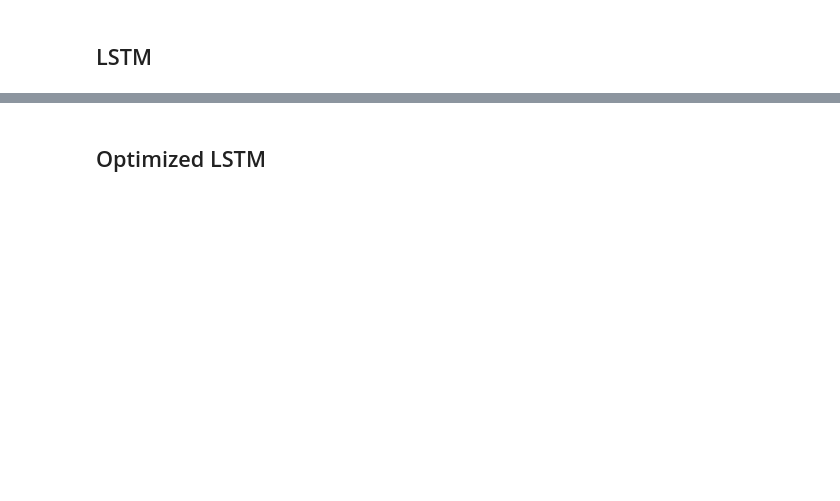
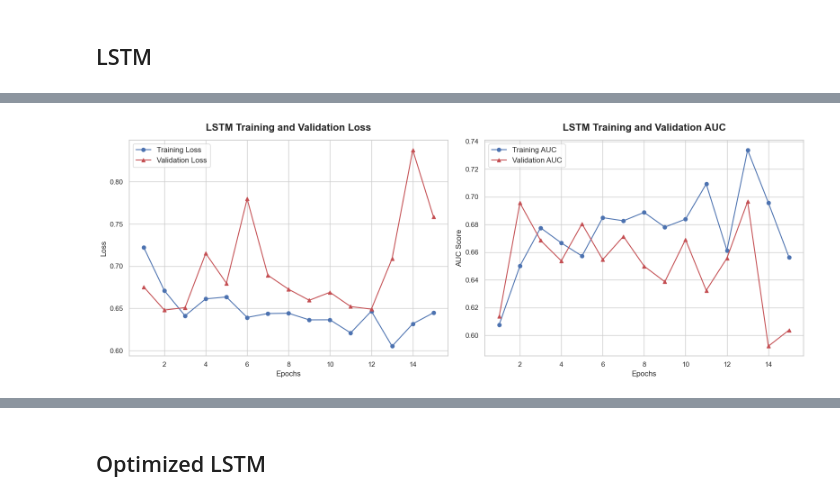
Before and after one commit to BalazsBognar/League-of-Legends-Esport-Analytics-2026, a Jupyter notebook: Win probability.ipynb, the cells around one changed output, grey strips where cells are left out. Saved outputs shown, nothing was run; the diff lists cells and outputs as text; code cells hidden in the pictures; blank space fills up the shorter version.

```diff
--- a/Win probability.ipynb
+++ b/Win probability.ipynb
@@ -633,13 +815,25 @@ lstm_model.compile(
 
 lstm_model.summary()
 
+
 # Training
-history = lstm_model.fit(
+if os.path.exists('Models/lstm_model.keras') and os.path.exists('Models/lstm_history.pkl'):
+    lstm_model = load_model('Models/lstm_model.keras')
+    with open('Models/lstm_history.pkl', 'rb') as f:
+        history_dict = pickle.load(f)
+
+    print("LSTM model and History loaded from file!")
+else:
+    history = lstm_model.fit(
     X_train_lstm, y_train_lstm,
     epochs=15,
     batch_size=32,
     validation_data=(X_test_lstm, y_test_lstm),
     verbose=1
 )
+history_dict = history.history
+with open('Models/lstm_history.pkl', 'wb') as f:
+    pickle.dump(history_dict, f)
+    print("LSTM training history saved to file!")
 
 print("\n[SUCCESS] LSTM model trained!")
@@ -646,36 +879,38 @@ print("\n[SUCCESS] LSTM model trained!")
 # %%
-# Extracting data from the history object
-acc = history.history['accuracy']
-val_acc = history.history['val_accuracy']
-loss = history.history['loss']
-val_loss = history.history['val_loss']
-auc = history.history['auc']
-val_auc = history.history['val_auc']
+# Extracting data from the history dictionary
+acc = history_dict['accuracy']
+val_acc = history_dict['val_accuracy']
+loss = history_dict['loss']
+val_loss = history_dict['val_loss']
+auc = history_dict['auc']
+val_auc = history_dict['val_auc']
 
 epochs = range(1, len(acc) + 1)
 
 # Set up the plot
 fig, axes = plt.subplots(1, 2, figsize=(16, 6))
 sns.set_theme(style="whitegrid")
 
 # Loss curve
 axes[0].plot(epochs, loss, 'bo-', label='Training Loss')
 axes[0].plot(epochs, val_loss, 'r^-', label='Validation Loss')
 axes[0].set_title('LSTM Training and Validation Loss', fontsize=16, fontweight='bold', pad=15)
 axes[0].set_xlabel('Epochs', fontsize=12)
 axes[0].set_ylabel('Loss', fontsize=12)
 axes[0].legend(fontsize=12)
 
 # AUC curve
 axes[1].plot(epochs, auc, 'bo-', label='Training AUC')
 axes[1].plot(epochs, val_auc, 'r^-', label='Validation AUC')
 axes[1].set_title('LSTM Training and Validation AUC', fontsize=16, fontweight='bold', pad=15)
 axes[1].set_xlabel('Epochs', fontsize=12)
 axes[1].set_ylabel('AUC Score', fontsize=12)
 axes[1].legend(fontsize=12)
 
 plt.tight_layout()
 plt.show()
+# %% [output]
+[figure, added]
 # %%
 # LSTM predictions
 y_prob_lstm = lstm_model.predict(X_test_lstm)
```
Also changed, not shown: parts of 34 cells of this notebook, 20 other files.
